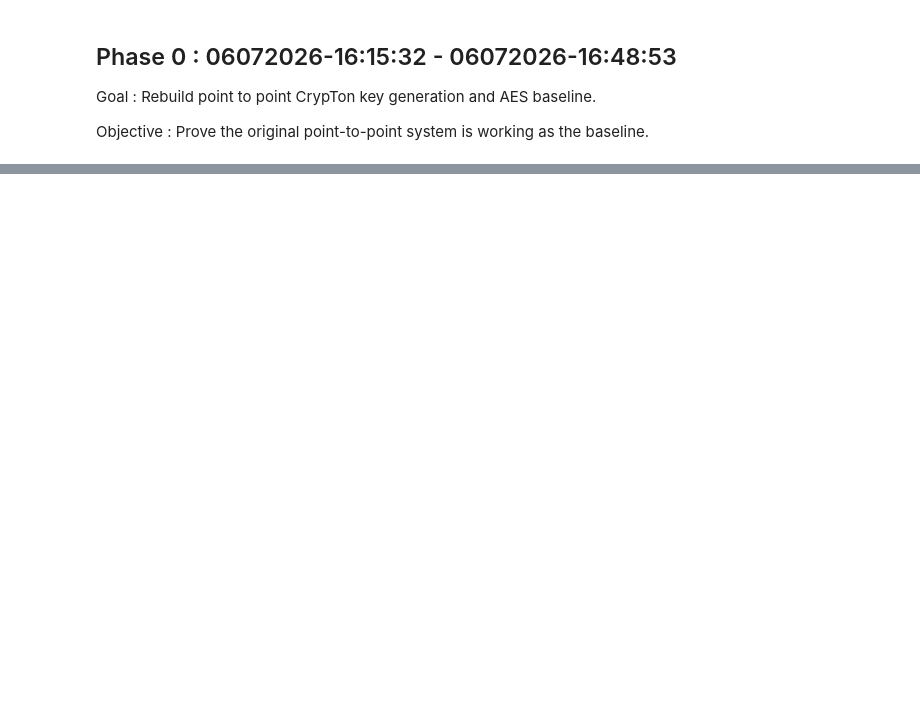
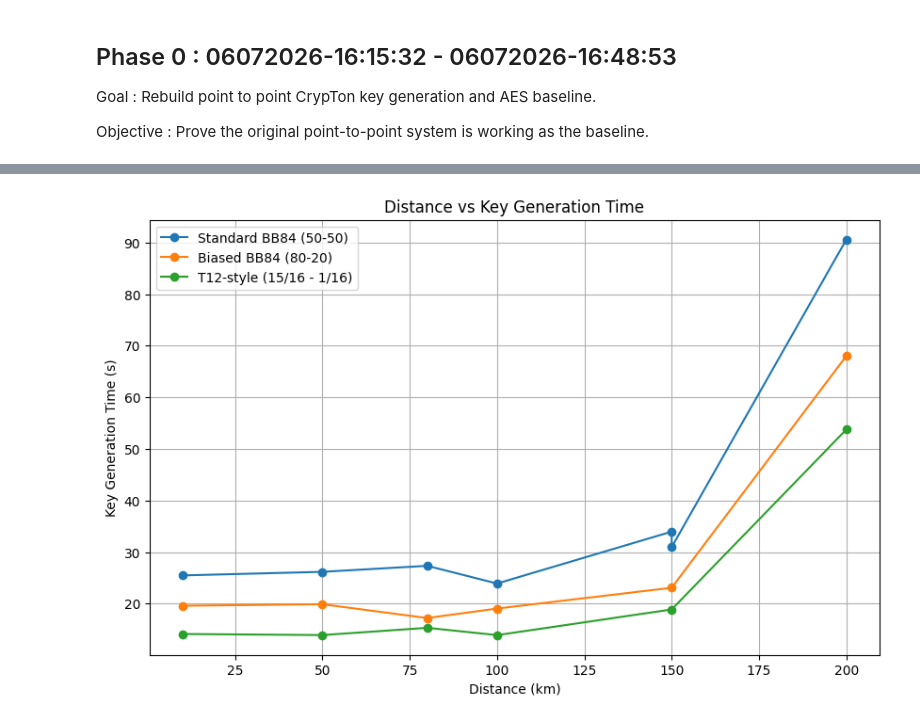
Before and after one commit to Vishesh-Goyal7/NARAD-QC, a Jupyter notebook: NARAD_QC.ipynb, the cells around one changed output, grey strips where cells are left out. Drawn from its saved outputs; the diff is of its cells as text; code cells hidden in the pictures; blank space fills up the shorter version.

Commit message:
Phase 1 completed

```diff
--- a/NARAD_QC.ipynb
+++ b/NARAD_QC.ipynb
@@ -327,0 +487,21 @@ Failed to generate enough accepted BB84 key bits.
+# %%
+# @title Distance Comparison
+
+distances = [10, 20, 50, 80, 100, 150, 200]
+
+print(
+    f"{'Distance':<12}"
+    f"{'Survival %':<15}"
+    f"{'Loss %':<15}"
+)
+
+print("-" * 42)
+
+for d in distances:
+    test_link = QuantumLink(alice, bob, d)
+
+    print(
+        f"{d:<12}"
+        f"{test_link.survival_probability*100:<15.2f}"
+        f"{test_link.loss_probability*100:<15.2f}"
+    )
@@ -327,0 +995,23 @@ Failed to generate enough accepted BB84 key bits.
+# %%
+# @title Plot: Distance vs Key Generation Time
+
+plt.figure(figsize=(10, 6))
+
+for protocol_name in protocols.keys():
+    subset = df_distance_sweep[df_distance_sweep["Protocol"] == protocol_name]
+    plt.plot(
+        subset["Distance (km)"],
+        subset["Keygen Time (s)"],
+        marker="o",
+        label=protocol_name
+    )
+
+plt.xlabel("Distance (km)")
+plt.ylabel("Key Generation Time (s)")
+plt.title("Distance vs Key Generation Time")
+plt.legend()
+plt.grid(True)
+plt.savefig("Phase 1 Distance vs Key Generation Time", dpi=300, bbox_inches="tight")
+plt.show()
+# %% [output]
+[figure, added]
```
Also changed, not shown: parts of 26 cells of this notebook.
